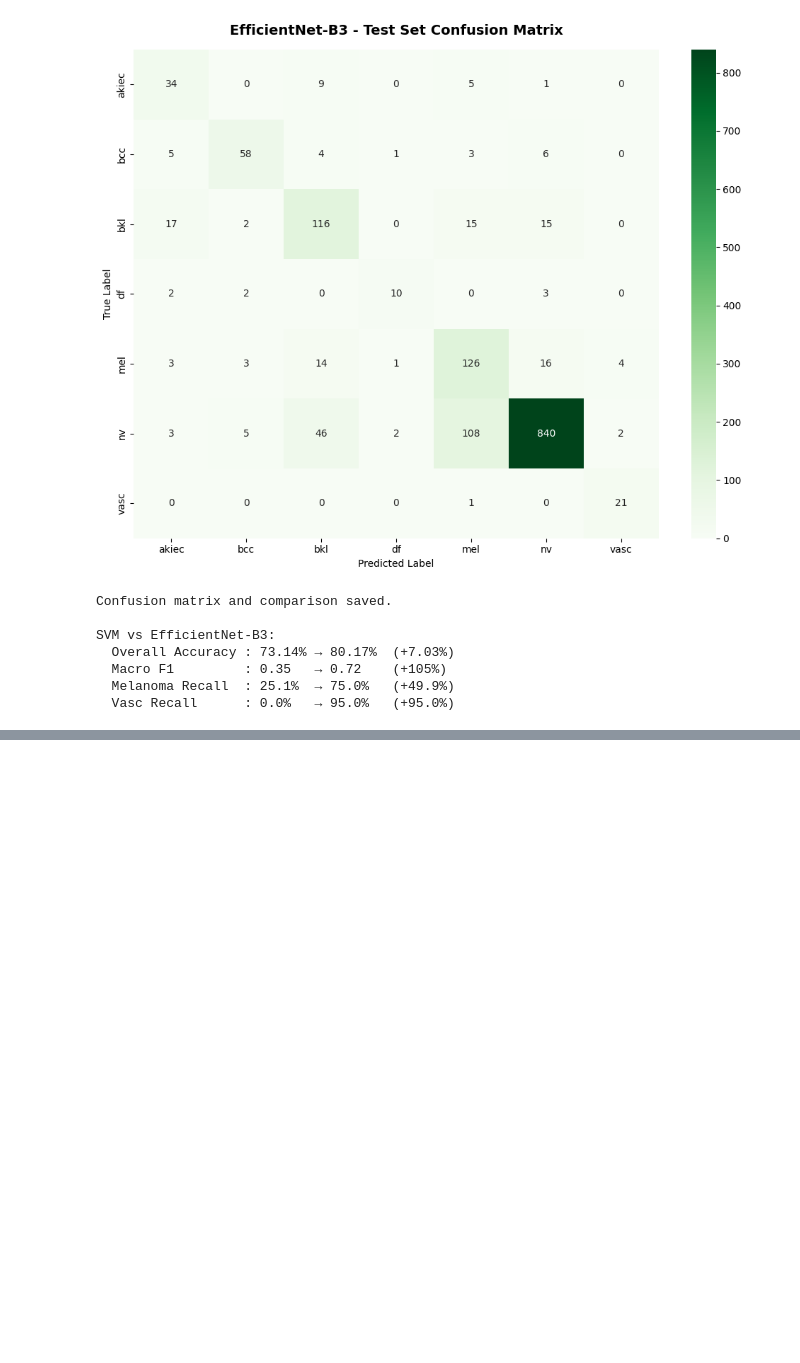
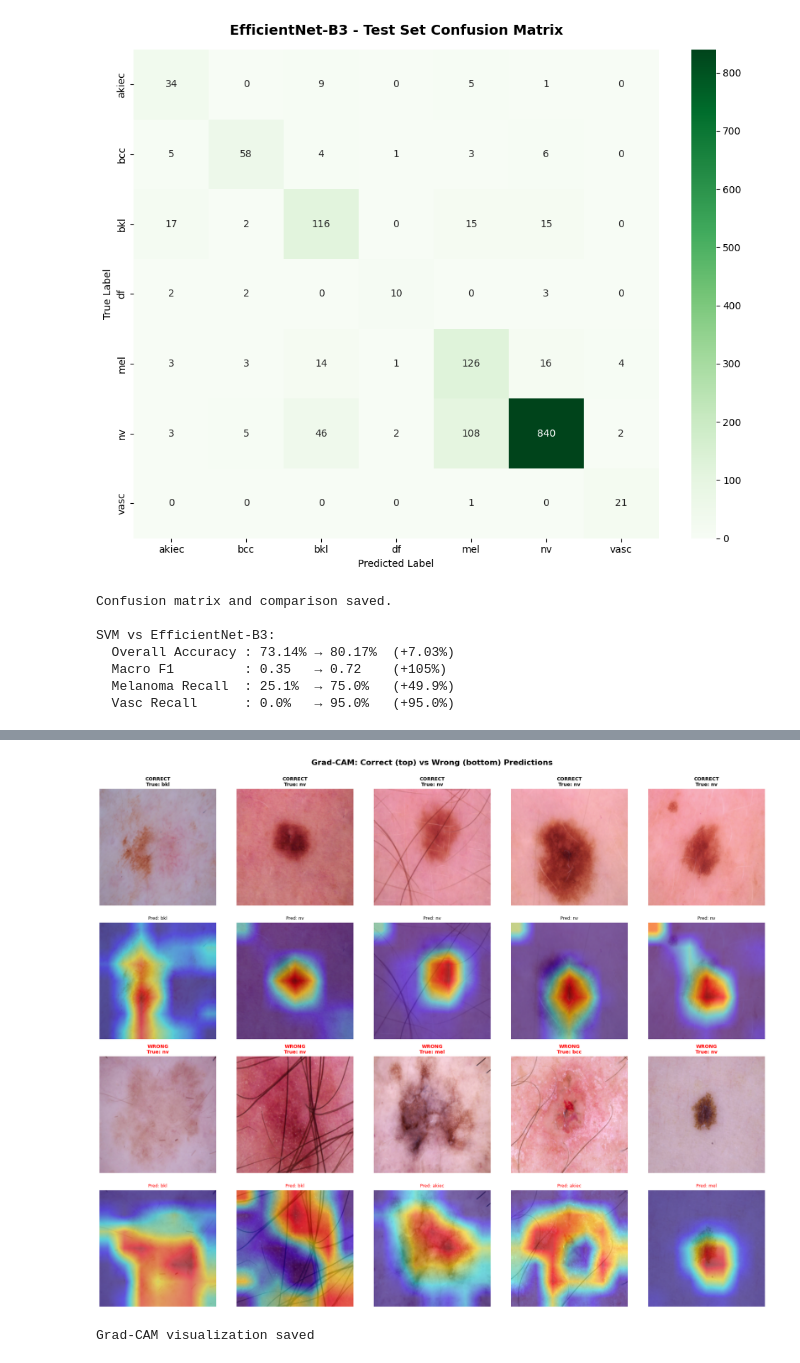
Before and after one commit to Ishikakaur8072005/dermoscopic-lesion-classification, a Jupyter notebook: notebooks/03-efficientnet-training.ipynb, the cells around one changed output, grey strips where cells are left out. Saved outputs shown, nothing was run; the diff lists cells and outputs as text; code cells hidden in the pictures; blank space fills up the shorter version.

```diff
--- a/notebooks/03-efficientnet-training.ipynb
+++ b/notebooks/03-efficientnet-training.ipynb
@@ -390,0 +485,41 @@ SVM vs EfficientNet-B3:
+# %%
+# Plot Grad-CAM for correct and wrong predictions
+fig, axes = plt.subplots(4, 5, figsize=(20, 16))
+
+all_samples = correct_samples + wrong_samples
+titles_prefix = ['CORRECT'] * 5 + ['WRONG'] * 5
+
+for col_idx, (idx, img, true_label, pred_label) in enumerate(all_samples[:5]):
+    img_batch = img.unsqueeze(0).to(device).requires_grad_()
+    cam, output = gradcam.generate(img_batch, pred_label)
+    orig, heatmap, overlay = get_gradcam_overlay(img, cam)
+
+    axes[0, col_idx].imshow(orig)
+    axes[0, col_idx].axis('off')
+    axes[0, col_idx].set_title(f"CORRECT\nTrue: {le.classes_[true_label]}", fontsize=10, fontweight='bold')
+
+    axes[1, col_idx].imshow(overlay)
+    axes[1, col_idx].axis('off')
+    axes[1, col_idx].set_title(f"Pred: {le.classes_[pred_label]}", fontsize=9)
+
+for col_idx, (idx, img, true_label, pred_label) in enumerate(wrong_samples[:5]):
+    img_batch = img.unsqueeze(0).to(device).requires_grad_()
+    cam, output = gradcam.generate(img_batch, pred_label)
+    orig, heatmap, overlay = get_gradcam_overlay(img, cam)
+
+    axes[2, col_idx].imshow(orig)
+    axes[2, col_idx].axis('off')
+    axes[2, col_idx].set_title(f"WRONG\nTrue: {le.classes_[true_label]}", fontsize=10, fontweight='bold', color='red')
+
+    axes[3, col_idx].imshow(overlay)
+    axes[3, col_idx].axis('off')
+    axes[3, col_idx].set_title(f"Pred: {le.classes_[pred_label]}", fontsize=9, color='red')
+
+plt.suptitle('Grad-CAM: Correct (top) vs Wrong (bottom) Predictions', fontsize=16, fontweight='bold', y=1.0)
+plt.tight_layout()
+plt.savefig('gradcam_results.png', dpi=150, bbox_inches='tight')
+plt.show()
+print("Grad-CAM visualization saved")
+# %% [output]
+[figure, added]
+Grad-CAM visualization saved
```
Also changed, not shown: parts of 2 cells of this notebook, 2 other files.
